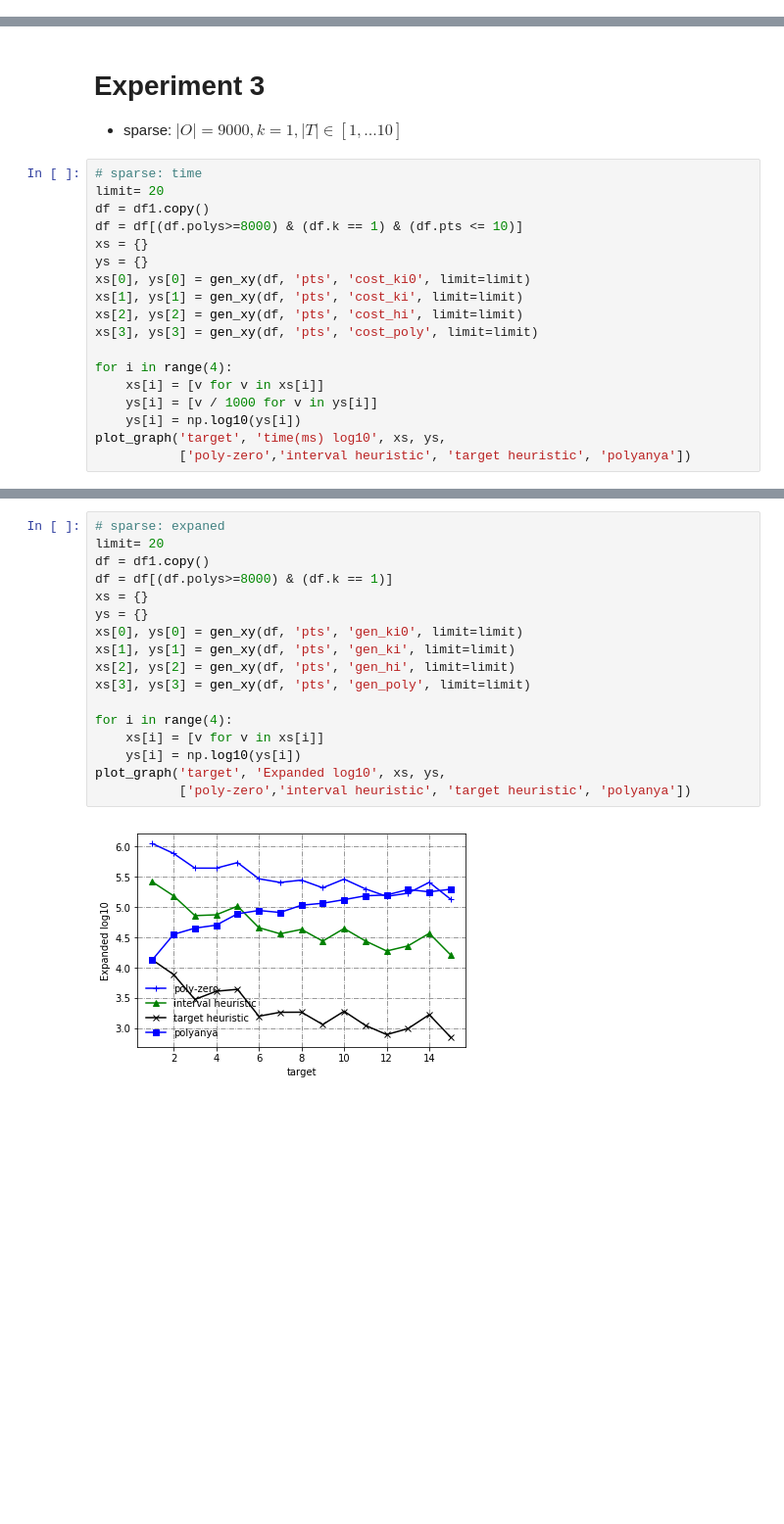
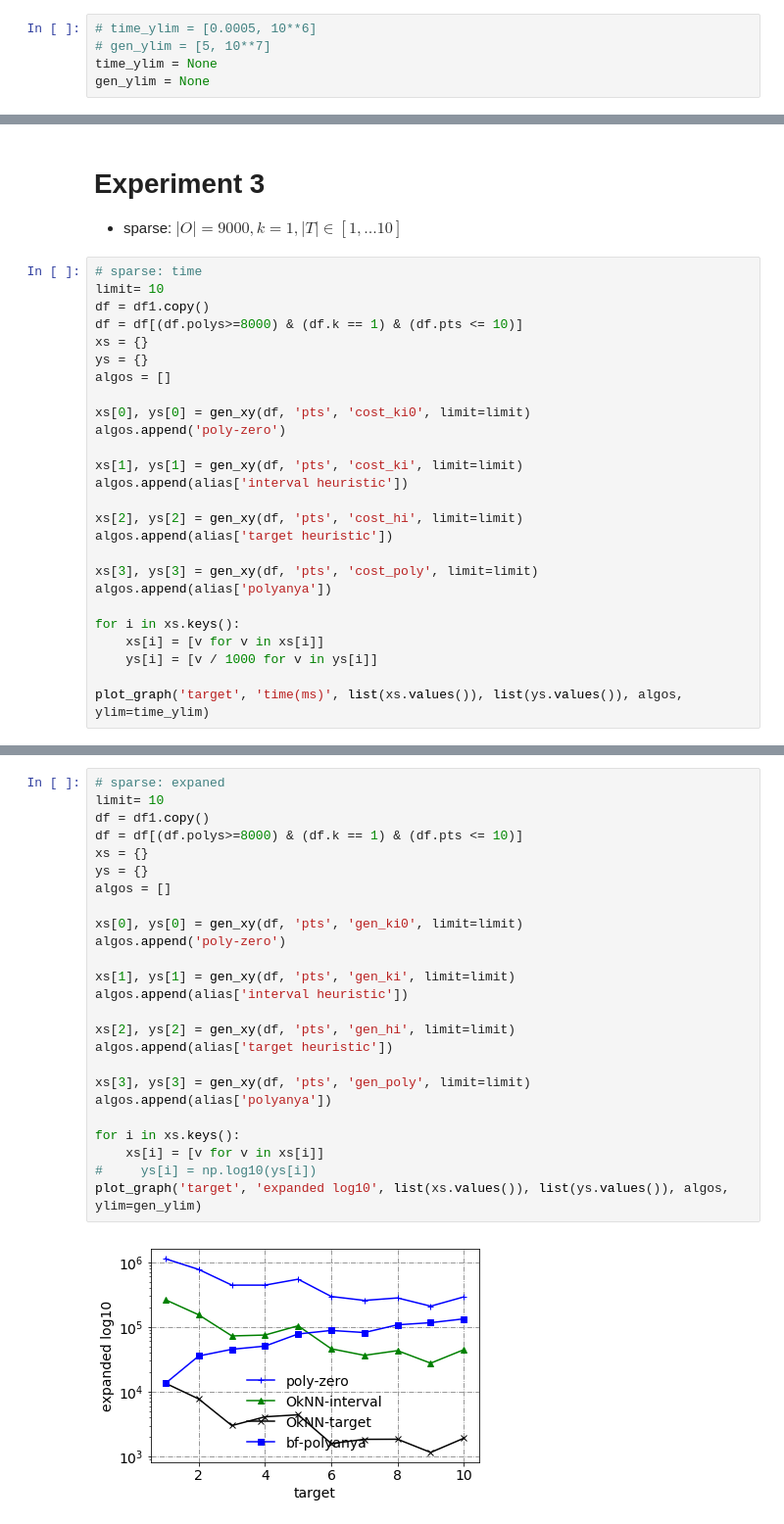
Before and after one commit to eggeek/Nav-Mesh-OkNN, a Jupyter notebook: analysis/Analysis.ipynb, the cells around one changed output, grey strips where cells are left out. Shown at 98% size. Saved outputs shown, nothing was run; the diff lists cells and outputs as text; blank space fills up the shorter version.

```diff
--- a/analysis/Analysis.ipynb
+++ b/analysis/Analysis.ipynb
@@ -96,6 +111,11 @@ df1 = load_files(paths1)
 ../outputs/s2/9000-15-3.log
 ../outputs/s2/9000-15-2.log
 ../outputs/s2/9000-15-13.log
+# %%
+# time_ylim = [0.0005, 10**6]
+# gen_ylim = [5, 10**7]
+time_ylim = None
+gen_ylim = None
 # %% [markdown]
 # Experiment 1
 
@@ -320,20 +365,28 @@ plot_graph('k', 'Expanded log10', xs, ys,
 * sparse: $|O|=9000,k=1,|T| \in [1,...10]$
 # %%
 # sparse: time
-limit= 20
+limit= 10
 df = df1.copy()
 df = df[(df.polys>=8000) & (df.k == 1) & (df.pts <= 10)]
 xs = {}
 ys = {}
+algos = []
+
 xs[0], ys[0] = gen_xy(df, 'pts', 'cost_ki0', limit=limit)
+algos.append('poly-zero')
+
 xs[1], ys[1] = gen_xy(df, 'pts', 'cost_ki', limit=limit)
+algos.append(alias['interval heuristic'])
+
 xs[2], ys[2] = gen_xy(df, 'pts', 'cost_hi', limit=limit)
+algos.append(alias['target heuristic'])
+
 xs[3], ys[3] = gen_xy(df, 'pts', 'cost_poly', limit=limit)
+algos.append(alias['polyanya'])
 
-for i in range(4):
+for i in xs.keys():
     xs[i] = [v for v in xs[i]]
     ys[i] = [v / 1000 for v in ys[i]]
-    ys[i] = np.log10(ys[i])
-plot_graph('target', 'time(ms) log10', xs, ys,
-           ['poly-zero','interval heuristic', 'target heuristic', 'polyanya'])
+
+plot_graph('target', 'time(ms)', list(xs.values()), list(ys.values()), algos, ylim=time_ylim)
 # %% [output]
@@ -341,19 +394,27 @@ plot_graph('target', 'time(ms) log10', xs, ys,
 # %%
 # sparse: expaned
-limit= 20
+limit= 10
 df = df1.copy()
-df = df[(df.polys>=8000) & (df.k == 1)]
+df = df[(df.polys>=8000) & (df.k == 1) & (df.pts <= 10)]
 xs = {}
 ys = {}
+algos = []
+
 xs[0], ys[0] = gen_xy(df, 'pts', 'gen_ki0', limit=limit)
+algos.append('poly-zero')
+
 xs[1], ys[1] = gen_xy(df, 'pts', 'gen_ki', limit=limit)
+algos.append(alias['interval heuristic'])
+
 xs[2], ys[2] = gen_xy(df, 'pts', 'gen_hi', limit=limit)
+algos.append(alias['target heuristic'])
+
 xs[3], ys[3] = gen_xy(df, 'pts', 'gen_poly', limit=limit)
+algos.append(alias['polyanya'])
 
-for i in range(4):
+for i in xs.keys():
     xs[i] = [v for v in xs[i]]
-    ys[i] = np.log10(ys[i])
-plot_graph('target', 'Expanded log10', xs, ys,
-           ['poly-zero','interval heuristic', 'target heuristic', 'polyanya'])
+#     ys[i] = np.log10(ys[i])
+plot_graph('target', 'expanded log10', list(xs.values()), list(ys.values()), algos, ylim=gen_ylim)
 # %% [output]
-[figure, old version]
+[figure, new version]
```
Also changed, not shown: parts of 14 cells of this notebook.
